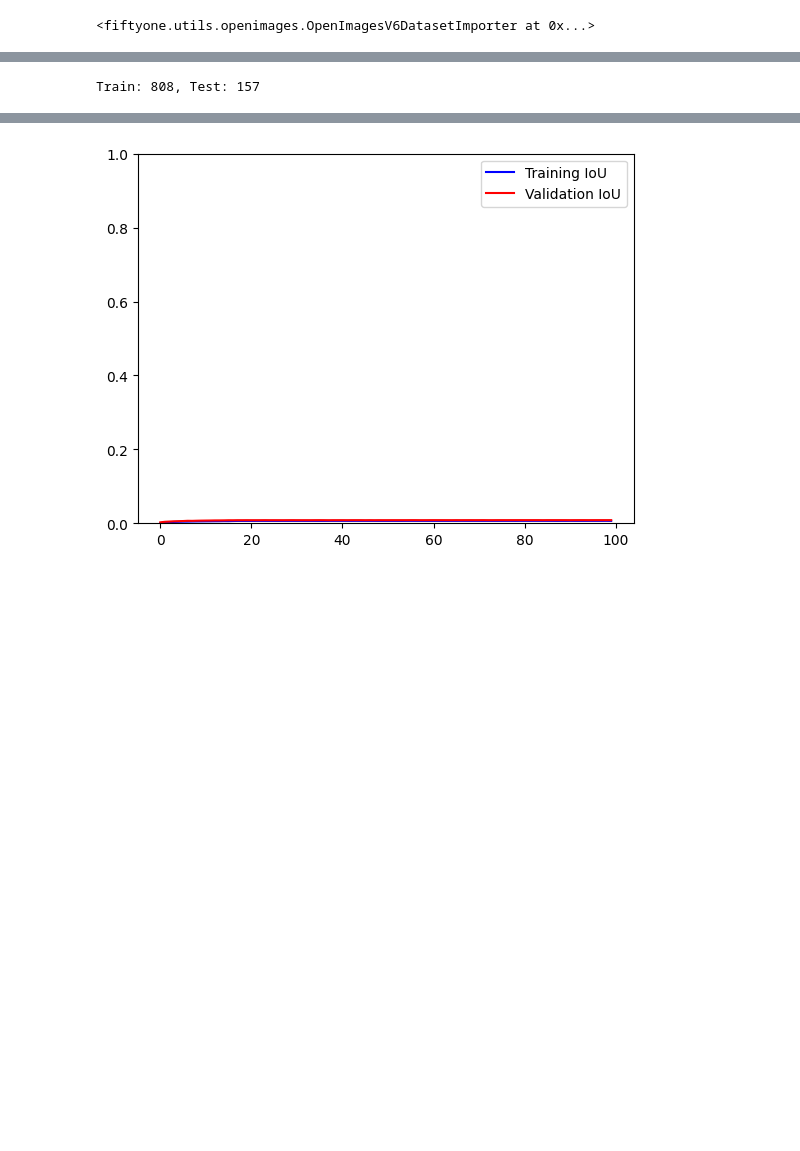
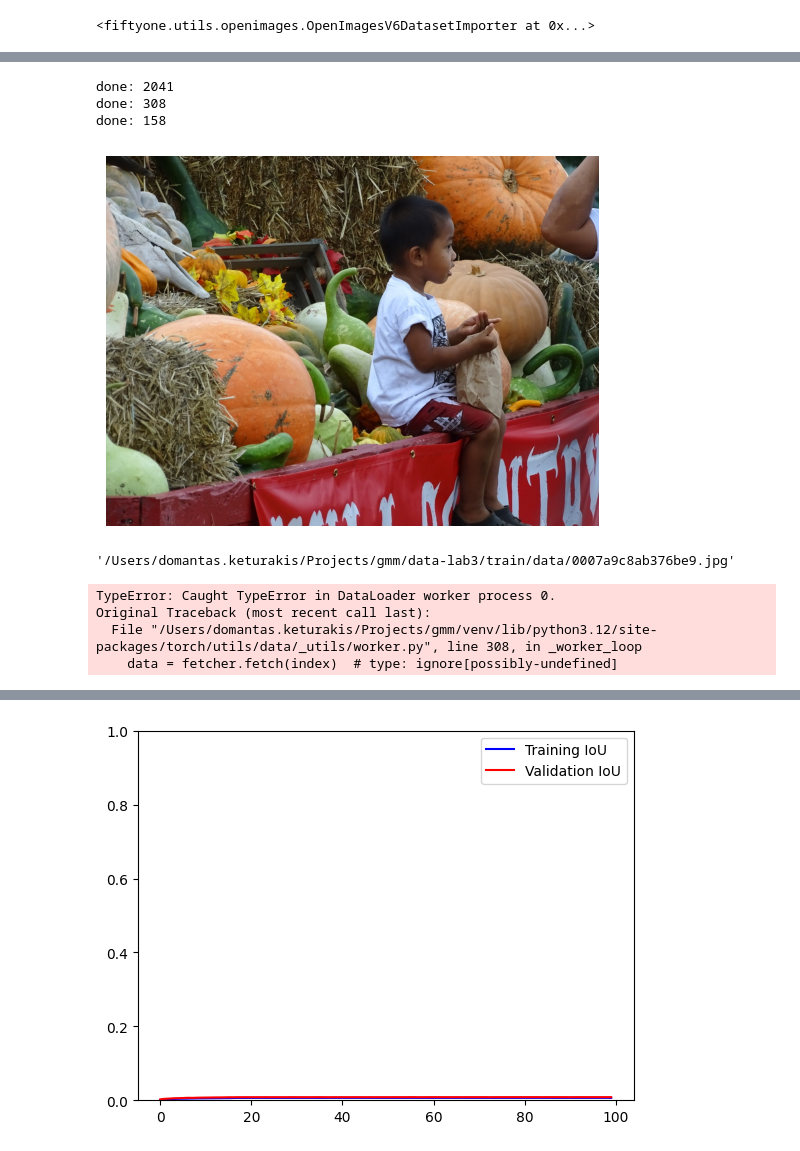
Before and after one commit to domanteli0/gmm, a Jupyter notebook: lab3.ipynb, the cells around one changed output, grey strips where cells are left out. Drawn from its saved outputs; the diff is of its cells as text; code cells hidden in the pictures; blank space fills up the shorter version.

```diff
--- a/lab3.ipynb
+++ b/lab3.ipynb
@@ -105,19 +142,66 @@ train_ds #, fo.list_datasets()
+# %%
+import pickle as p
+
+# Function to merge masks
+def merge_masks(masks):
+    merged_mask = np.zeros_like(masks[0])
+    for mask in masks:
+        merged_mask = np.logical_or(merged_mask, mask)
+    return merged_mask
+
+pickle_data(train_ds, 'data-lab3-dyi/train.pkl', cs.classes_dict.keys())
+pickle_data(test_ds, 'data-lab3-dyi/test.pkl', cs.classes_dict.keys())
+pickle_data(valid_ds, 'data-lab3-dyi/valid.pkl', cs.classes_dict.keys())
+# %% [output]
+done: 2041
+done: 308
+done: 158
+# %%
+import matplotlib.image as mpimg
+
+iter = train_ds.__iter__()
+next(iter)
+it = next(iter)
+img = mpimg.imread(it[0])
+plt.imshow(img)
+plt.axis('off')  # Hide the axis
+plt.show()
+it[0]
+# next(iter)#, set[2]
+# %% [output]
+[figure, added]
+'/Users/domantas.keturakis/Projects/gmm/data-lab3/train/data/0007a9c8ab376be9.jpg'
 # %%
 import torch
 import torch.utils.data as tud
+import torchvision.transforms.v2 as v2
 
-train_dataset = FiftyOneDataset(train_ds, train_trans)
-valid_dataset = FiftyOneDataset(valid_ds, validation_trans)
+# train_dataset = FiftyOneDataset(train_ds, train_trans)
+# valid_dataset = FiftyOneDataset(valid_ds, validation_trans)
+valid_dataset = FiftyOneDataset(valid_ds, v2.Compose([
+  v2.ToImage(),
+  v2.ToDtype(torch.float32)
+]))
 
 num_workers = 8
 batch_size = 128
 
-train_ld = tud.DataLoader(train_dataset, batch_size = batch_size, num_workers = num_workers, shuffle = True)
+# train_ld = tud.DataLoader(train_dataset, batch_size = batch_size, num_workers = num_workers, shuffle = True)
 valid_ld = tud.DataLoader(valid_dataset, batch_size = batch_size, num_workers = num_workers, shuffle = False)
 
-print(f'Train: {len(train_dataset)}, Test: {len(valid_dataset)}')
+# print(f'Train: {len(train_dataset)}, Test: {len(valid_dataset)}')
+
+# train_dataset[0]
-# %% [output]
-Train: 808, Test: 157
+# %%
+img, mask = valid_dataset[0]
+
+iter = valid_ld.__iter__()
+next(iter)
+# %% [output]
+TypeError: Caught TypeError in DataLoader worker process 0.
+Original Traceback (most recent call last):
+  File "/Users/domantas.keturakis/Projects/gmm/venv/lib/python3.12/site-packages/torch/utils/data/_utils/worker.py", line 308, in _worker_loop
+    data = fetcher.fetch(index)  # type: ignore[possibly-undefined]
 # %%
 from statistics import mean
 from sklearn.metrics import f1_score
```
Also changed, not shown: parts of 4 cells of this notebook, 5 other files.
